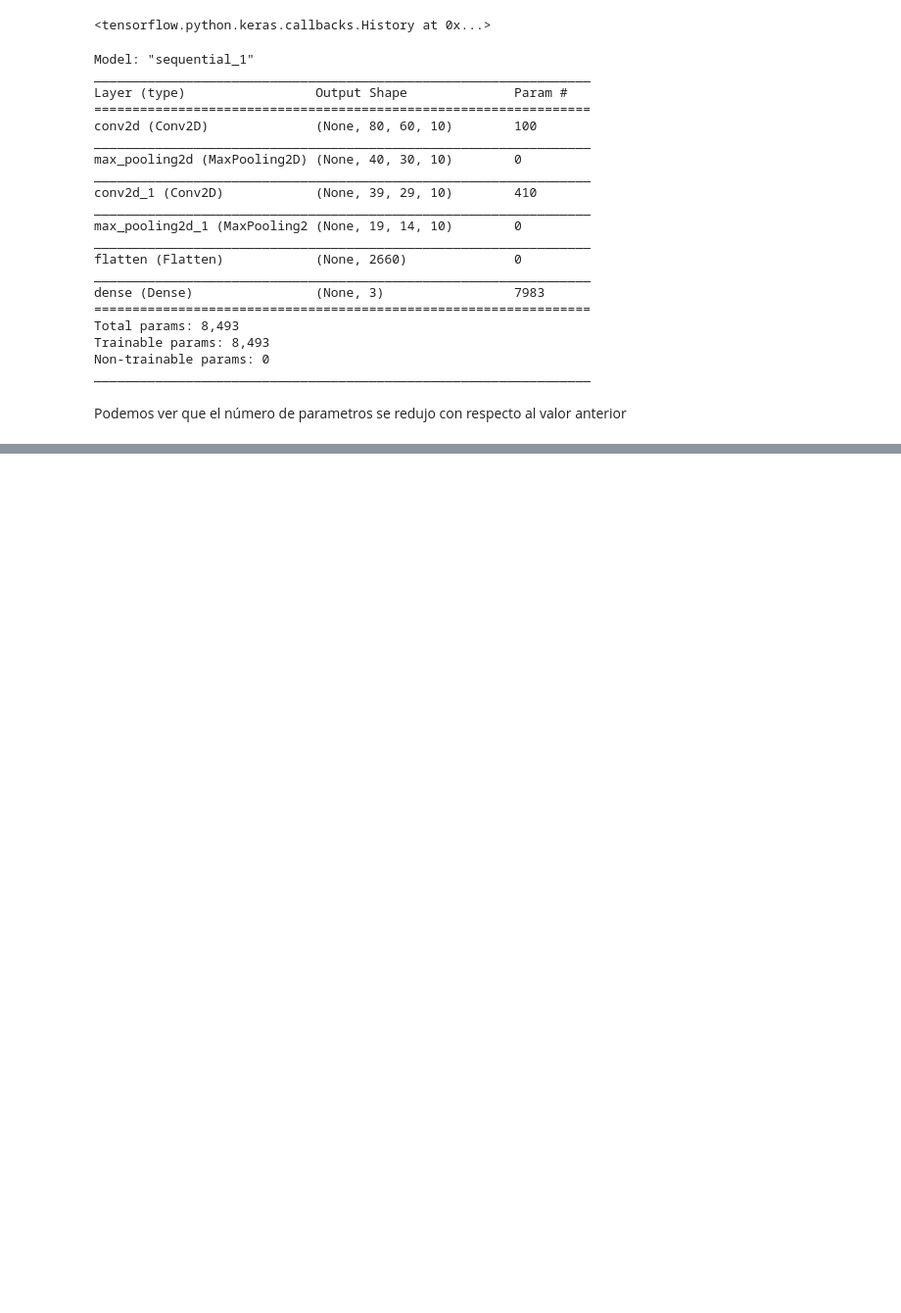
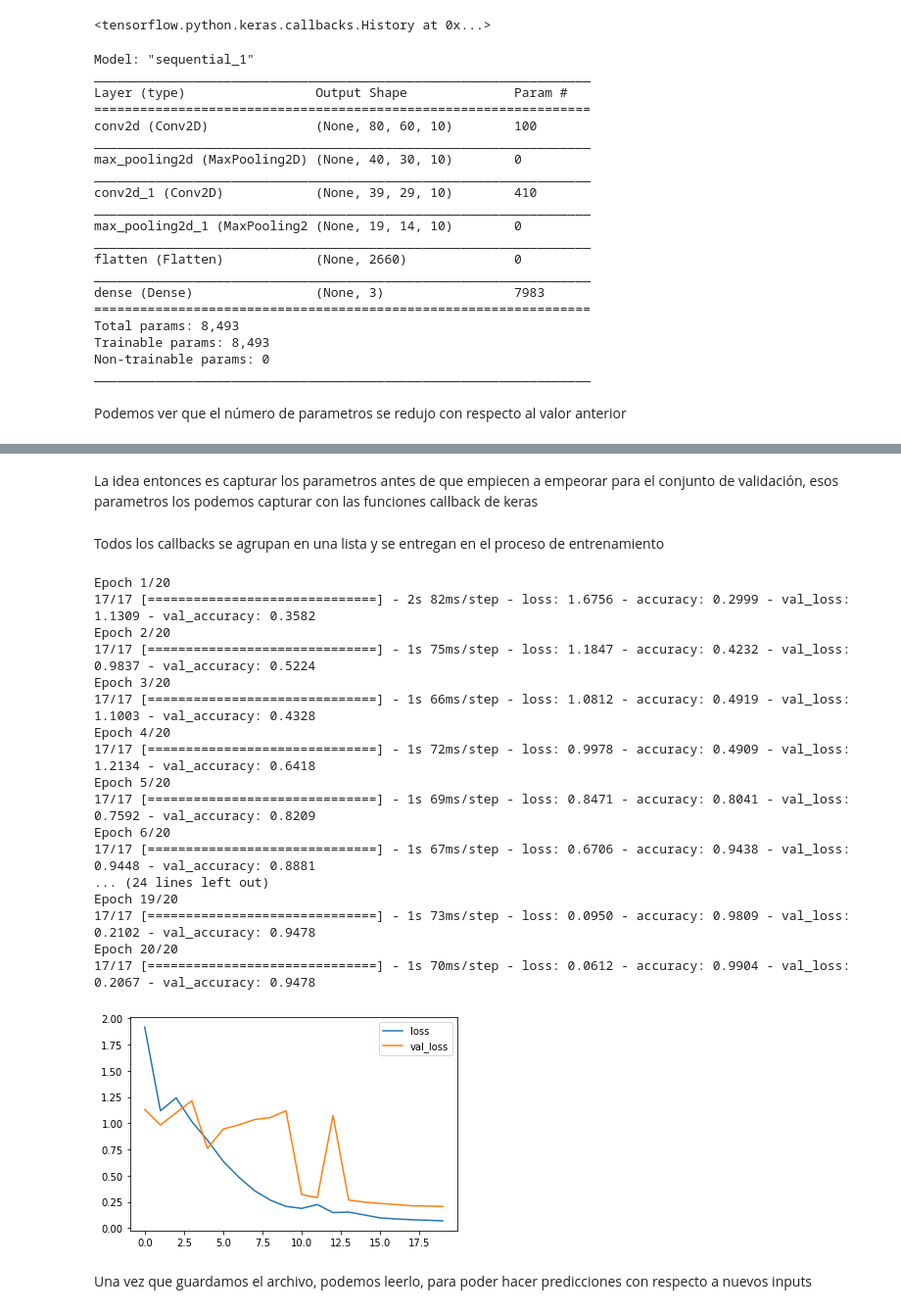
Before and after one commit to PamelaMunozCaceres/Python-Study, a Jupyter notebook: Image Processing with keras in Python.ipynb, the cells around one changed output, grey strips where cells are left out. Shown at 98% size. Drawn from its saved outputs; the diff is of its cells as text; code cells hidden in the pictures; blank space fills up the shorter version.

```diff
--- a/Image Processing with keras in Python.ipynb
+++ b/Image Processing with keras in Python.ipynb
@@ -719,0 +771,53 @@ Podemos ver que el número de parametros se redujo con respecto al valor anterio
+# %% [markdown]
+La idea entonces es capturar los parametros antes de que empiecen a empeorar para el conjunto de validación, esos parametros los podemos capturar con las funciones callback de keras
+# %% [markdown]
+Todos los callbacks se agrupan en una lista y se entregan en el proceso de entrenamiento
+# %%
+from tensorflow.keras.callbacks import ModelCheckpoint
+import matplotlib.pyplot as plt
+from tensorflow.keras.models import Sequential
+from tensorflow.keras.layers import Dense, Conv2D, Flatten, MaxPool2D
+
+checkpoint = ModelCheckpoint('weights.hdf5', monitor='val_loss',
+                             save_best_only=True)
+callbacks_list = [checkpoint]
+
+model = Sequential()
+model.add(Conv2D(10, kernel_size=3, activation='relu', input_shape=(img_rows, img_cols, 1),
+                 padding='same'))
+model.add(MaxPool2D(2))
+model.add(Conv2D(10, kernel_size=2, activation='relu'))
+model.add(MaxPool2D(2))
+model.add(Flatten())
+model.add(Dense(3, activation='softmax'))
+
+model.compile(optimizer='adam', loss='categorical_crossentropy',
+              metrics=['accuracy'])
+
+training = model.fit(train_data, y_train, validation_split=0.2, epochs=20,
+                     callbacks=callbacks_list)
+plt.plot(training.history["loss"], label='loss')
+plt.plot(training.history["val_loss"], label='val_loss')
+plt.legend()
+plt.show()
+# %% [output]
+Epoch 1/20
+17/17 [==============================] - 2s 82ms/step - loss: 1.6756 - accuracy: 0.2999 - val_loss: 1.1309 - val_accuracy: 0.3582
+Epoch 2/20
+17/17 [==============================] - 1s 75ms/step - loss: 1.1847 - accuracy: 0.4232 - val_loss: 0.9837 - val_accuracy: 0.5224
+Epoch 3/20
+17/17 [==============================] - 1s 66ms/step - loss: 1.0812 - accuracy: 0.4919 - val_loss: 1.1003 - val_accuracy: 0.4328
+Epoch 4/20
+17/17 [==============================] - 1s 72ms/step - loss: 0.9978 - accuracy: 0.4909 - val_loss: 1.2134 - val_accuracy: 0.6418
+Epoch 5/20
+17/17 [==============================] - 1s 69ms/step - loss: 0.8471 - accuracy: 0.8041 - val_loss: 0.7592 - val_accuracy: 0.8209
+Epoch 6/20
+17/17 [==============================] - 1s 67ms/step - loss: 0.6706 - accuracy: 0.9438 - val_loss: 0.9448 - val_accuracy: 0.8881
+... (24 lines left out)
+Epoch 19/20
+17/17 [==============================] - 1s 73ms/step - loss: 0.0950 - accuracy: 0.9809 - val_loss: 0.2102 - val_accuracy: 0.9478
+Epoch 20/20
+17/17 [==============================] - 1s 70ms/step - loss: 0.0612 - accuracy: 0.9904 - val_loss: 0.2067 - val_accuracy: 0.9478
+[figure, added]
+# %% [markdown]
+Una vez que guardamos el archivo, podemos leerlo, para poder hacer predicciones con respecto a nuevos inputs
```
Also changed, not shown: parts of 8 cells of this notebook, 1 other file.
